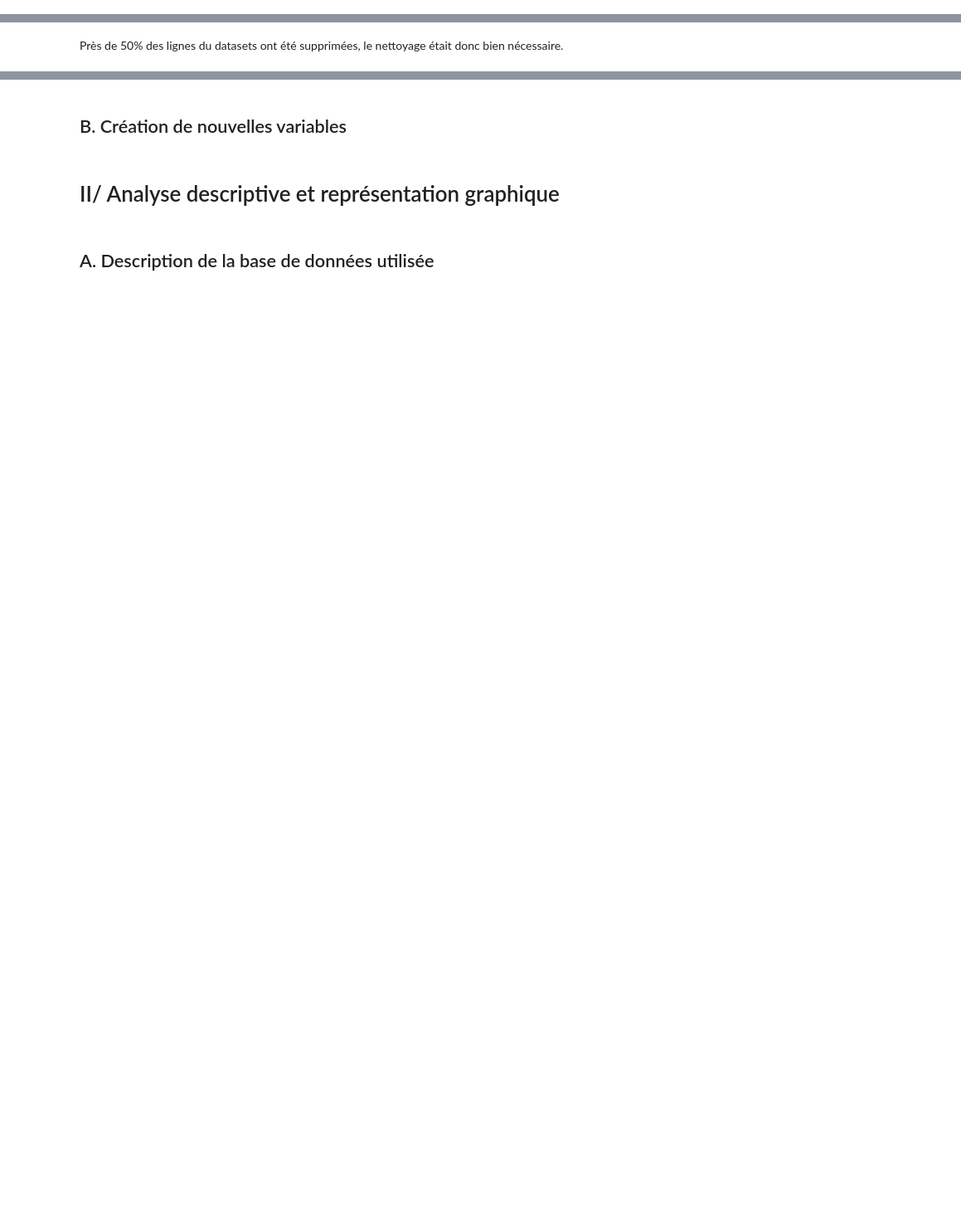
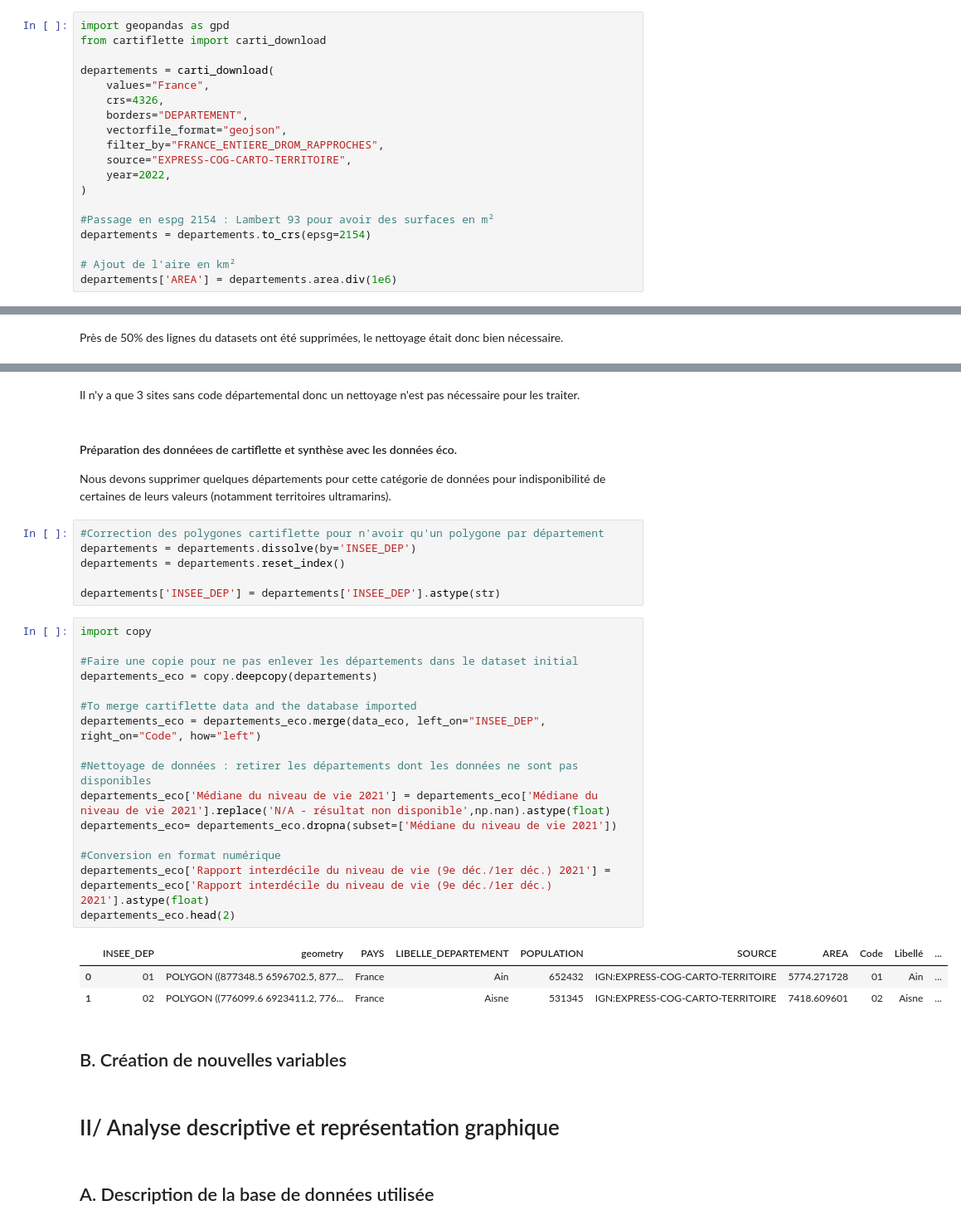
Before and after one commit to cyprienmathe/Python-data-science, a Jupyter notebook: main.ipynb, the cells around one changed output, grey strips where cells are left out. Shown: that part at 83% size. Cells and saved outputs as stored; diff of their text form; blank space fills up the shorter version.

```diff
--- a/main.ipynb
+++ b/main.ipynb
@@ -33,2 +76,21 @@ dict_keys(['results'])
+# %%
+import geopandas as gpd
+from cartiflette import carti_download
+
+departements = carti_download(
+    values="France",
+    crs=4326,
+    borders="DEPARTEMENT",
+    vectorfile_format="geojson",
+    filter_by="FRANCE_ENTIERE_DROM_RAPPROCHES",
+    source="EXPRESS-COG-CARTO-TERRITOIRE",
+    year=2022,
+)
+
+#Passage en espg 2154 : Lambert 93 pour avoir des surfaces en m²
+departements = departements.to_crs(epsg=2154)
+
+# Ajout de l'aire en km²
+departements['AREA'] = departements.area.div(1e6)
 # %% [markdown]
 ## B. Nettoyage des données
@@ -97,3 +141,35 @@ Près de 50% des lignes du datasets ont été supprimées, le nettoyage était d
+# %% [markdown]
+Il n'y a que 3 sites sans code départemental donc un nettoyage n'est pas nécessaire pour les traiter.
+# %% [markdown]
+#### Préparation des donnéees de cartiflette et synthèse avec les données éco.
+
+ Nous devons supprimer quelques départements pour cette catégorie de données pour indisponibilité de certaines de leurs valeurs (notamment territoires ultramarins).
+# %%
+#Correction des polygones cartiflette pour n'avoir qu'un polygone par département
+departements = departements.dissolve(by='INSEE_DEP')
+departements = departements.reset_index()
+
+departements['INSEE_DEP'] = departements['INSEE_DEP'].astype(str)
+# %%
+import copy
+
+#Faire une copie pour ne pas enlever les départements dans le dataset initial
+departements_eco = copy.deepcopy(departements)
+
+#To merge cartiflette data and the database imported
+departements_eco = departements_eco.merge(data_eco, left_on="INSEE_DEP", right_on="Code", how="left")
+
+#Nettoyage de données : retirer les départements dont les données ne sont pas disponibles
+departements_eco['Médiane du niveau de vie 2021'] = departements_eco['Médiane du niveau de vie 2021'].replace('N/A - résultat non disponible',np.nan).astype(float)
+departements_eco= departements_eco.dropna(subset=['Médiane du niveau de vie 2021'])
+
+#Conversion en format numérique
+departements_eco['Rapport interdécile du niveau de vie (9e déc./1er déc.) 2021'] = departements_eco['Rapport interdécile du niveau de vie (9e déc./1er déc.) 2021'].astype(float)
+departements_eco.head(2)
+# %% [output]
+|  | INSEE_DEP | geometry | PAYS | LIBELLE_DEPARTEMENT | POPULATION | SOURCE | AREA | Code | Libellé | ... |
+| 0 | 01 | POLYGON ((877348.5 6596702.5, 877... | France | Ain | 652432 | IGN:EXPRESS-COG-CARTO-TERRITOIRE | 5774.271728 | 01 | Ain | ... |
+| 1 | 02 | POLYGON ((776099.6 6923411.2, 776... | France | Aisne | 531345 | IGN:EXPRESS-COG-CARTO-TERRITOIRE | 7418.609601 | 02 | Aisne | ... |
 # %% [markdown]
 ## B. Création de nouvelles variables
 # %% [markdown]
```
Also changed, not shown: parts of 26 cells of this notebook, 1 other file.
